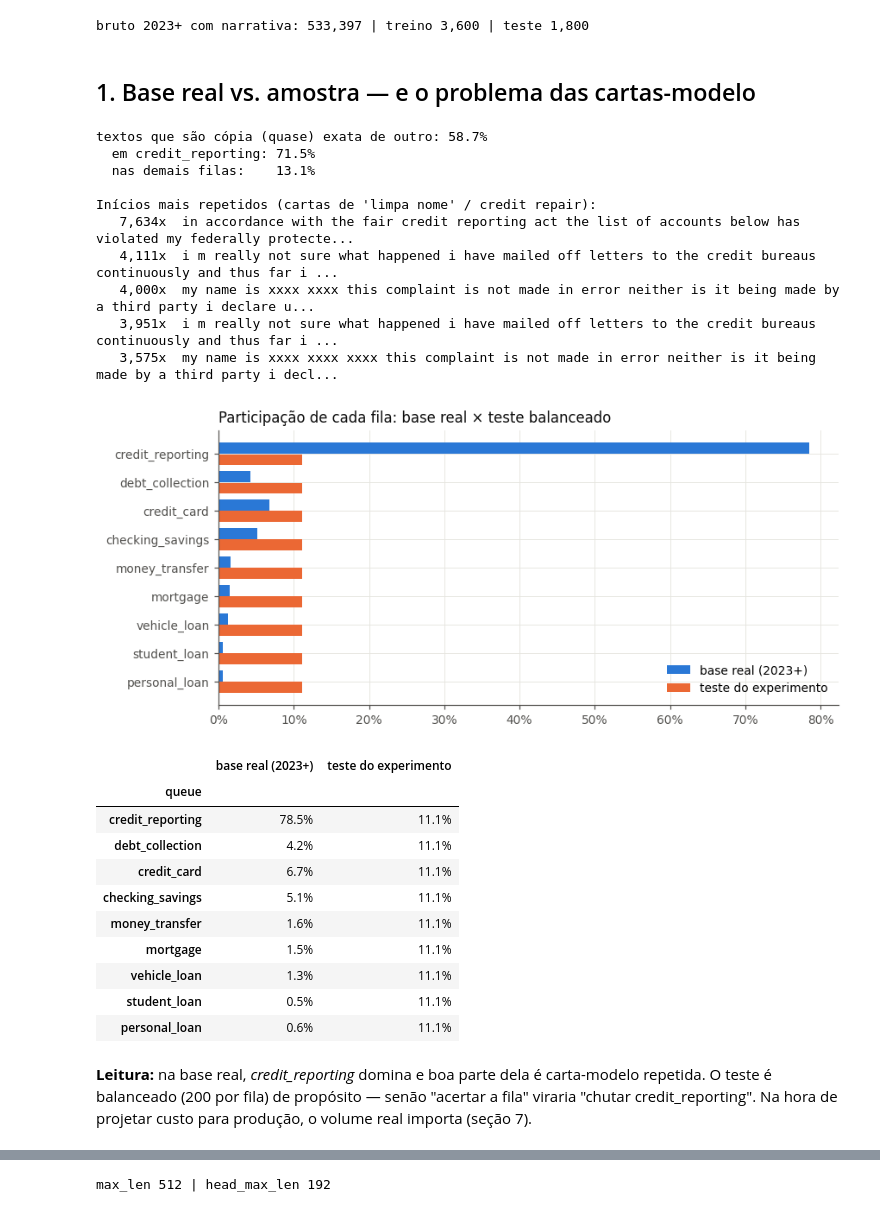
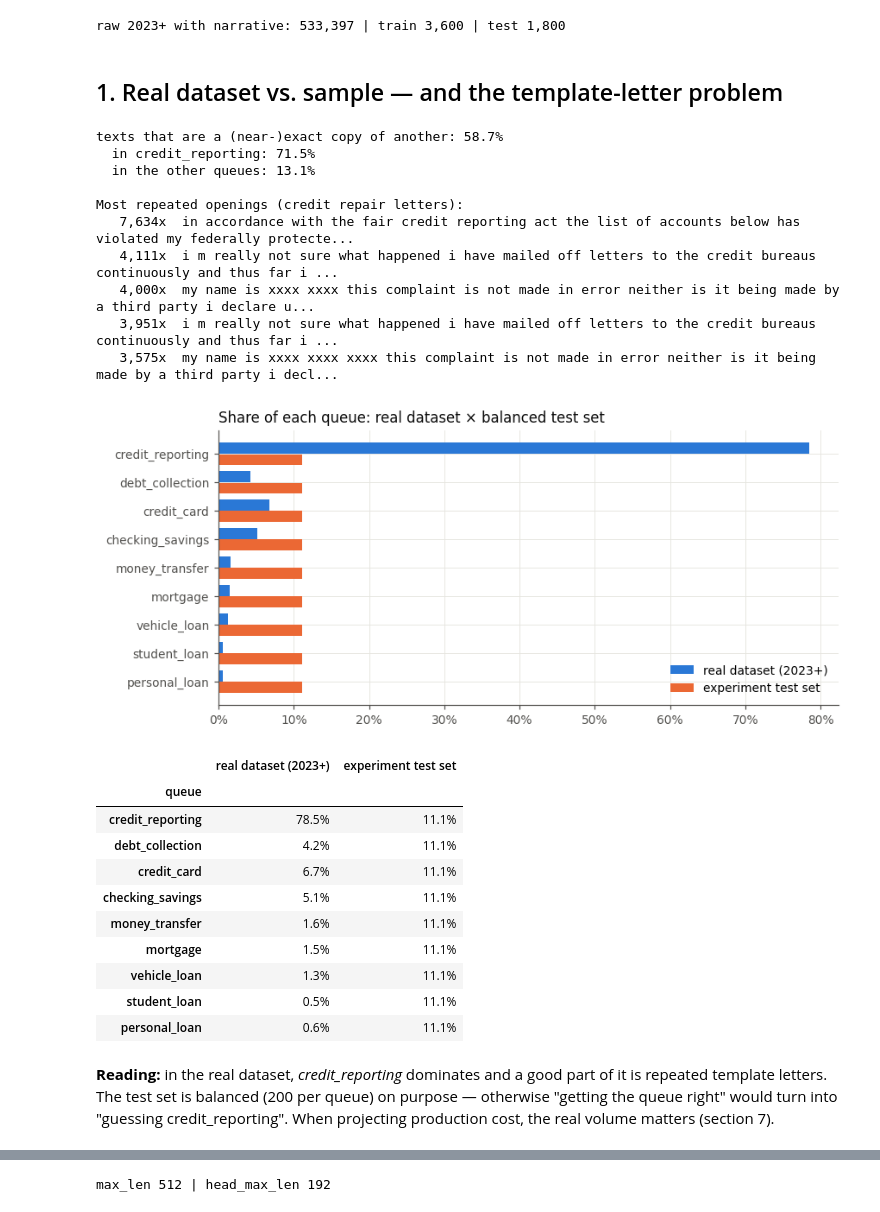
Before and after one commit to stuaninauts/laya-vs-llms-benchmark, a Jupyter notebook: 07_eda.ipynb, the cells around one changed output, grey strips where cells are left out. Saved outputs shown, nothing was run; the diff lists cells and outputs as text; code cells hidden in the pictures.

```diff
--- a/07_eda.ipynb
+++ b/07_eda.ipynb
@@ -25,7 +25,7 @@ from common import PRODUCTS, QUESTIONS, MAX_CHARS, map_product, fraud_label
 warnings.filterwarnings("ignore")
 pd.set_option("display.width", 160, "display.max_colwidth", 120)
 
-# paleta de referência (dataviz skill): azul = série principal, laranja = comparação
+# reference palette (dataviz skill): blue = main series, orange = comparison
 BLUE, ORANGE, INK, MUTED = "#2a78d6", "#eb6834", "#0b0b0b", "#52514e"
 plt.rcParams.update({"figure.dpi": 110, "axes.spines.top": False, "axes.spines.right": False,
                      "axes.edgecolor": MUTED, "axes.labelcolor": INK, "xtick.color": MUTED,
@@ -36,11 +36,11 @@ QUEUES = list(PRODUCTS)
 test = pd.read_parquet("data/test.parquet")
 train = pd.read_parquet("data/train.parquet")
 raw = pd.read_parquet("data/cfpb_2023plus.parquet")
-print(f"bruto 2023+ com narrativa: {len(raw):,} | treino {len(train):,} | teste {len(test):,}")
+print(f"raw 2023+ with narrative: {len(raw):,} | train {len(train):,} | test {len(test):,}")
 # %% [output]
-bruto 2023+ com narrativa: 533,397 | treino 3,600 | teste 1,800
+raw 2023+ with narrative: 533,397 | train 3,600 | test 1,800
-# %% [markdown]
-## 1. Base real vs. amostra — e o problema das cartas-modelo
+# %% [markdown]
+## 1. Real dataset vs. sample — and the template-letter problem
 # %%
 raw["queue"] = [map_product(p, s) for p, s in zip(raw["product"], raw["sub_product"])]
 raw["fraud"] = [fraud_label(i, s) for i, s in zip(raw["issue"], raw["sub_issue"])]
@@ -48,19 +48,19 @@ txt = raw["consumer_complaint_narrative"]
 key = txt.str.lower().map(lambda t: re.sub(r"[^a-z]+", " ", t)[:300])
 raw["template_dup"] = key.duplicated(keep=False)
 
-print(f"textos que são cópia (quase) exata de outro: {raw.template_dup.mean():.1%}")
-print(f"  em credit_reporting: {raw.loc[raw['queue']=='credit_reporting','template_dup'].mean():.1%}")
-print(f"  nas demais filas:    {raw.loc[raw['queue']!='credit_reporting','template_dup'].mean():.1%}")
+print(f"texts that are a (near-)exact copy of another: {raw.template_dup.mean():.1%}")
+print(f"  in credit_reporting: {raw.loc[raw['queue']=='credit_reporting','template_dup'].mean():.1%}")
+print(f"  in the other queues: {raw.loc[raw['queue']!='credit_reporting','template_dup'].mean():.1%}")
 top = key[raw.template_dup].value_counts().head(5)
-print("\nInícios mais repetidos (cartas de 'limpa nome' / credit repair):")
+print("\nMost repeated openings (credit repair letters):")
 for k, n in top.items():
     print(f"  {n:>6,}x  {k[:110]}...")
 # %% [output]
-textos que são cópia (quase) exata de outro: 58.7%
-  em credit_reporting: 71.5%
-  nas demais filas:    13.1%
+texts that are a (near-)exact copy of another: 58.7%
+  in credit_reporting: 71.5%
+  in the other queues: 13.1%
 
-Inícios mais repetidos (cartas de 'limpa nome' / credit repair):
+Most repeated openings (credit repair letters):
    7,634x  in accordance with the fair credit reporting act the list of accounts below has violated my federally protecte...
    4,111x  i m really not sure what happened i have mailed off letters to the credit bureaus continuously and thus far i ...
    4,000x  my name is xxxx xxxx this complaint is not made in error neither is it being made by a third party i declare u...
@@ -68,19 +68,19 @@ Inícios mais repetidos (cartas de 'limpa nome' / credit repair):
    3,575x  my name is xxxx xxxx xxxx this complaint is not made in error neither is it being made by a third party i decl...
 # %%
 real = raw.dropna(subset=["queue"])
-dist = pd.DataFrame({"base real (2023+)": real["queue"].value_counts(normalize=True),
-                     "teste do experimento": test["queue"].value_counts(normalize=True)}).loc[QUEUES]
+dist = pd.DataFrame({"real dataset (2023+)": real["queue"].value_counts(normalize=True),
+                     "experiment test set": test["queue"].value_counts(normalize=True)}).loc[QUEUES]
 fig, ax = plt.subplots(figsize=(8, 3.6))
 y = np.arange(len(QUEUES))
 ax.barh(y - .2, dist.iloc[:, 0], .38, color=BLUE, label=dist.columns[0])
 ax.barh(y + .2, dist.iloc[:, 1], .38, color=ORANGE, label=dist.columns[1])
 ax.set_yticks(y, QUEUES); ax.invert_yaxis(); ax.xaxis.set_major_formatter(lambda v, _: f"{v:.0%}")
-ax.set_title("Participação de cada fila: base real × teste balanceado", loc="left", color=INK)
+ax.set_title("Share of each queue: real dataset × balanced test set", loc="left", color=INK)
 ax.legend(frameon=False, loc="lower right"); plt.tight_layout(); plt.show()
 dist.style.format("{:.1%}")
 # %% [output]
-[figure, old version]
+[figure, new version]
-|  | base real (2023+) | teste do experimento |
+|  | real dataset (2023+) | experiment test set |
 | queue |  |  |
 | credit_reporting | 78.5% | 11.1% |
 | debt_collection | 4.2% | 11.1% |
@@ -91,9 +91,9 @@ dist.style.format("{:.1%}")
 | vehicle_loan | 1.3% | 11.1% |
 | student_loan | 0.5% | 11.1% |
 | personal_loan | 0.6% | 11.1% |
-# %% [markdown]
-**Leitura:** na base real, *credit_reporting* domina e boa parte dela é carta-modelo repetida.
-O teste é balanceado (200 por fila) de propósito — senão "acertar a fila" viraria "chutar
-credit_reporting". Na hora de projetar custo para produção, o volume real importa (seção 7).
+# %% [markdown]
+**Reading:** in the real dataset, *credit_reporting* dominates and a good part of it is repeated template letters.
+The test set is balanced (200 per queue) on purpose — otherwise "getting the queue right" would turn into "guessing
+credit_reporting". When projecting production cost, the real volume matters (section 7).
 # %%
 fr = pd.DataFrame({
```
Also changed, not shown: parts of 36 cells of this notebook, 34 other files.
